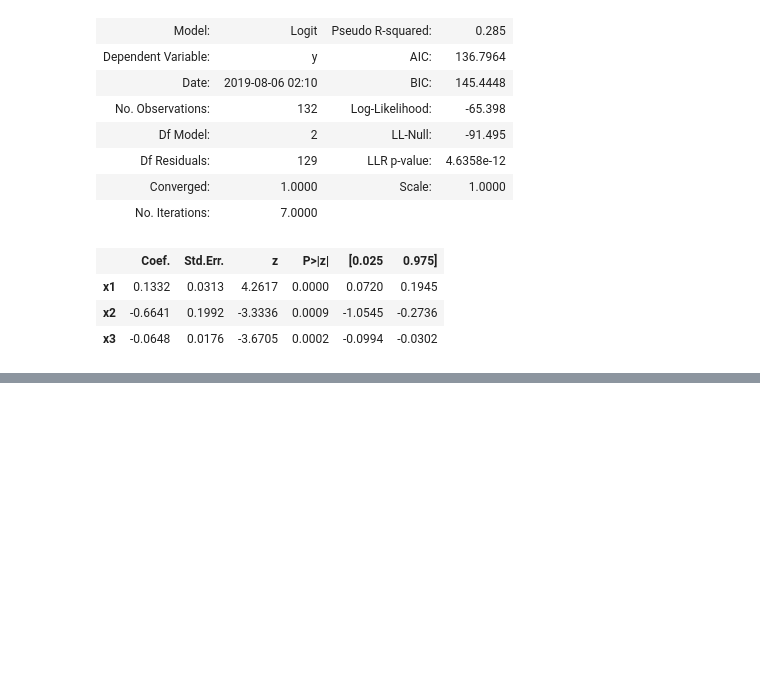
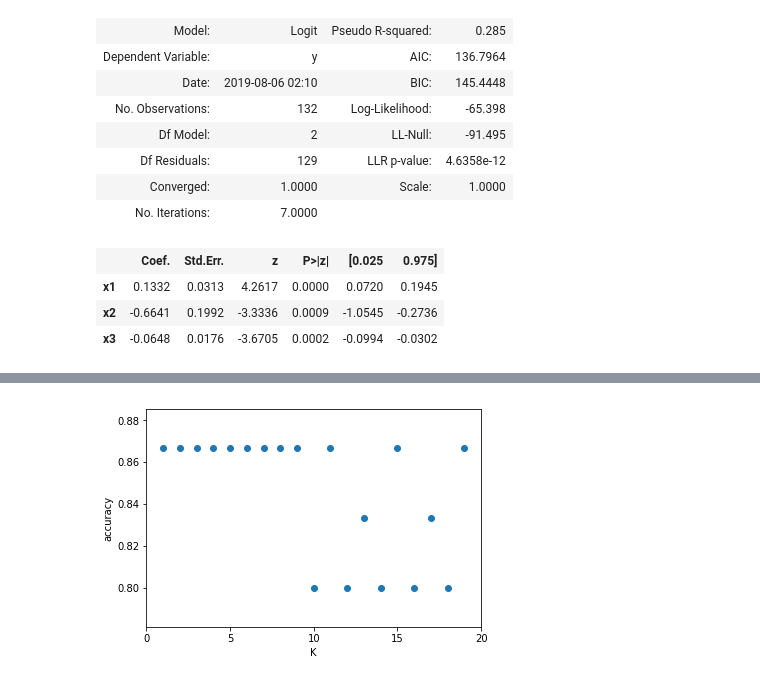
Before and after one commit to riarangogi/ResolveStudio, a Jupyter notebook: modely.ipynb, the cells around one changed output, grey strips where cells are left out. Saved outputs shown, nothing was run; the diff lists cells and outputs as text; code cells hidden in the pictures; blank space fills up the shorter version.

Commit message:
I created the accuracy plot for knn model

```diff
--- a/modely.ipynb
+++ b/modely.ipynb
@@ -56,0 +62,6 @@ Optimization terminated successfully.
+# %%
+campaignData = pd.read_csv("./Data/Tidy/campaignData.csv")
+X = campaignData.drop(["Campaña", "Exitosa"], axis=1)
+y = campaignData["Exitosa"]
+X_train, X_test, y_train, y_test = train_test_split(X, y, test_size=0.3, random_state=47)
+campaignData.head()
@@ -56,0 +75,17 @@ Optimization terminated successfully.
+# %%
+k_range = range(1, 20)
+scores = []
+
+for k in k_range:
+    knn = KNeighborsClassifier(n_neighbors = k)
+    knn.fit(X_train, y_train)
+    scores.append(knn.score(X_test, y_test))
+
+plt.figure()
+plt.xlabel('K')
+plt.ylabel('accuracy')
+plt.scatter(k_range, scores)
+plt.xticks([0,5,10,15,20])
+plt.show()
+# %% [output]
+[figure, added]
```
Also changed, not shown: parts of 4 cells of this notebook.
